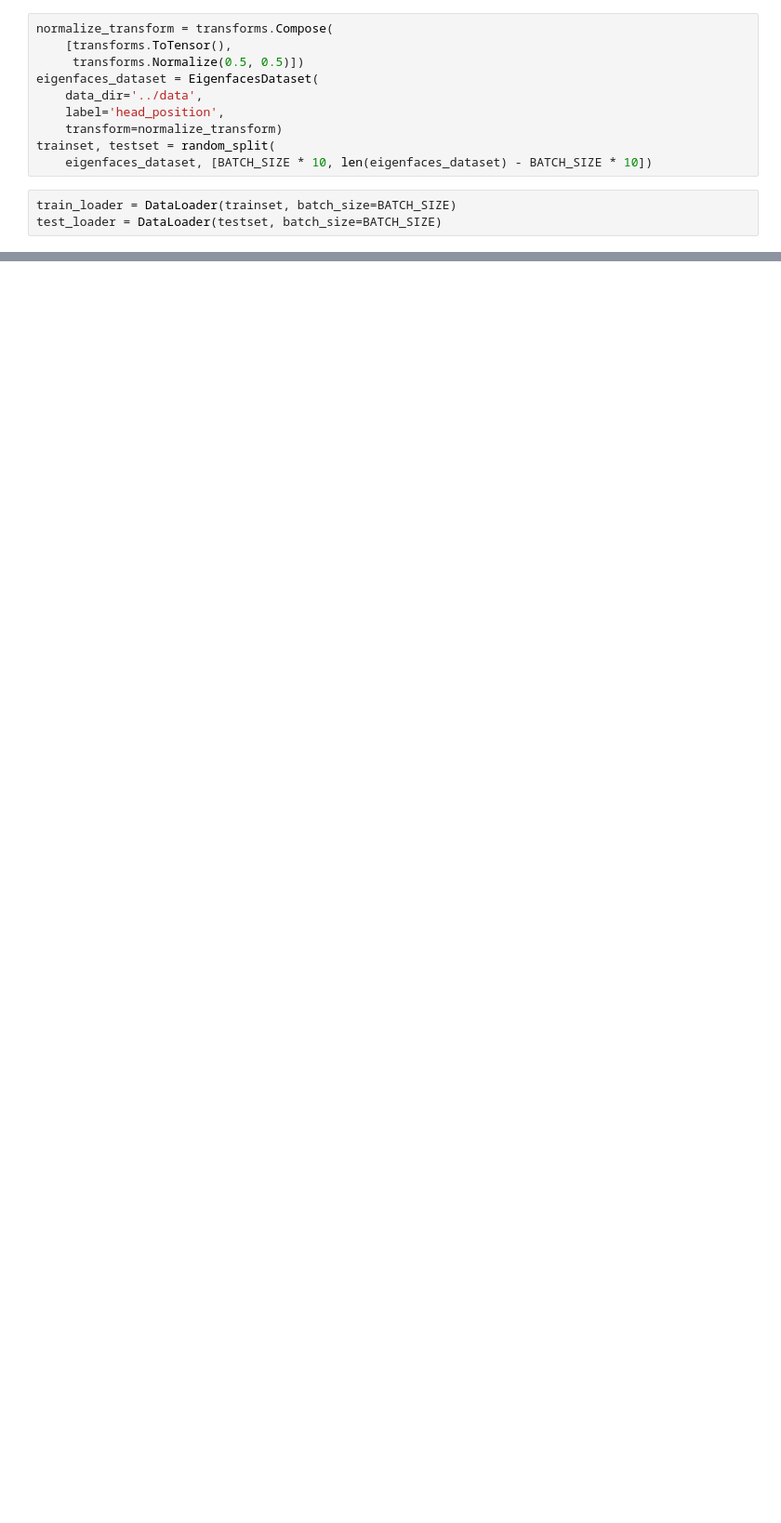
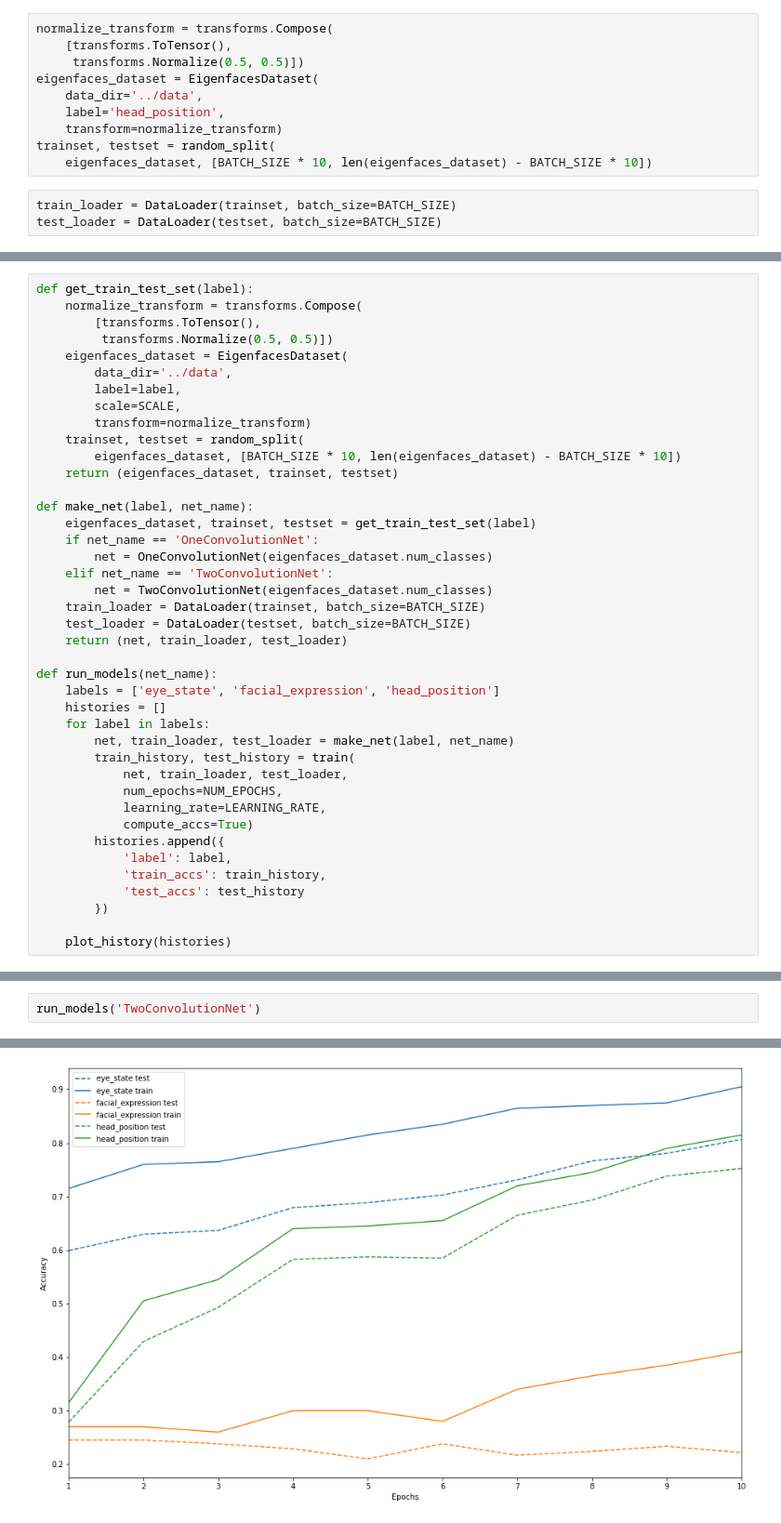
Before and after one commit to karenfeng/eigenfaces, a Jupyter notebook: ipynb/neural_network.ipynb, the cells around one changed output, grey strips where cells are left out. Shown at 93% size. Drawn from its saved outputs; the diff is of its cells as text; blank space fills up the shorter version.

```diff
--- a/ipynb/neural_network.ipynb
+++ b/ipynb/neural_network.ipynb
@@ -169 +199,42 @@ class Net(nn.Module):
+# %%
+def get_train_test_set(label):
+    normalize_transform = transforms.Compose(
+        [transforms.ToTensor(),
+         transforms.Normalize(0.5, 0.5)])
+    eigenfaces_dataset = EigenfacesDataset(
+        data_dir='../data',
+        label=label,
+        scale=SCALE,
+        transform=normalize_transform)
+    trainset, testset = random_split(
+        eigenfaces_dataset, [BATCH_SIZE * 10, len(eigenfaces_dataset) - BATCH_SIZE * 10])
+    return (eigenfaces_dataset, trainset, testset)
+
+def make_net(label, net_name):
+    eigenfaces_dataset, trainset, testset = get_train_test_set(label)
+    if net_name == 'OneConvolutionNet':
+        net = OneConvolutionNet(eigenfaces_dataset.num_classes)
+    elif net_name == 'TwoConvolutionNet':
+        net = TwoConvolutionNet(eigenfaces_dataset.num_classes)
+    train_loader = DataLoader(trainset, batch_size=BATCH_SIZE)
+    test_loader = DataLoader(testset, batch_size=BATCH_SIZE)
+    return (net, train_loader, test_loader)
+
+def run_models(net_name):
+    labels = ['eye_state', 'facial_expression', 'head_position']
+    histories = []
+    for label in labels:
+        net, train_loader, test_loader = make_net(label, net_name)
+        train_history, test_history = train(
+            net, train_loader, test_loader,
+            num_epochs=NUM_EPOCHS,
+            learning_rate=LEARNING_RATE,
+            compute_accs=True)
+        histories.append({
+            'label': label,
+            'train_accs': train_history,
+            'test_accs': test_history
+        })
+
+    plot_history(histories)
 # %%
@@ -200,0 +261,3 @@ Wall time: 5.58 s
+# %%
+run_models('TwoConvolutionNet')
+# %% [output]
@@ -200,0 +281 @@ Wall time: 5.58 s
+[figure, added]
```
Also changed, not shown: parts of 6 cells of this notebook.
